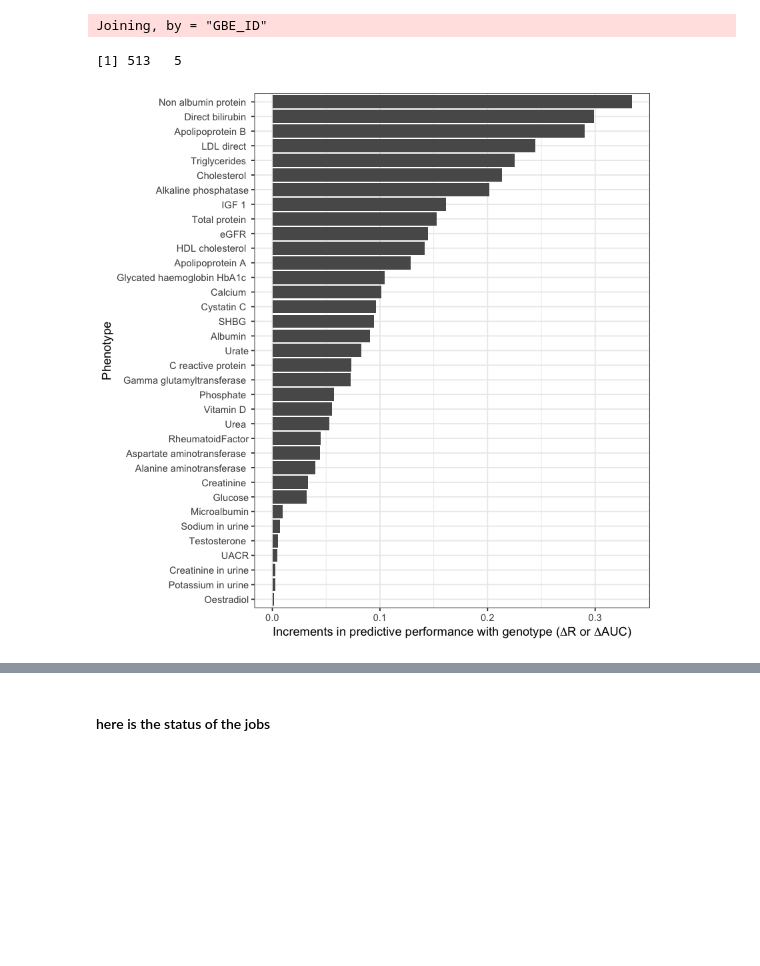
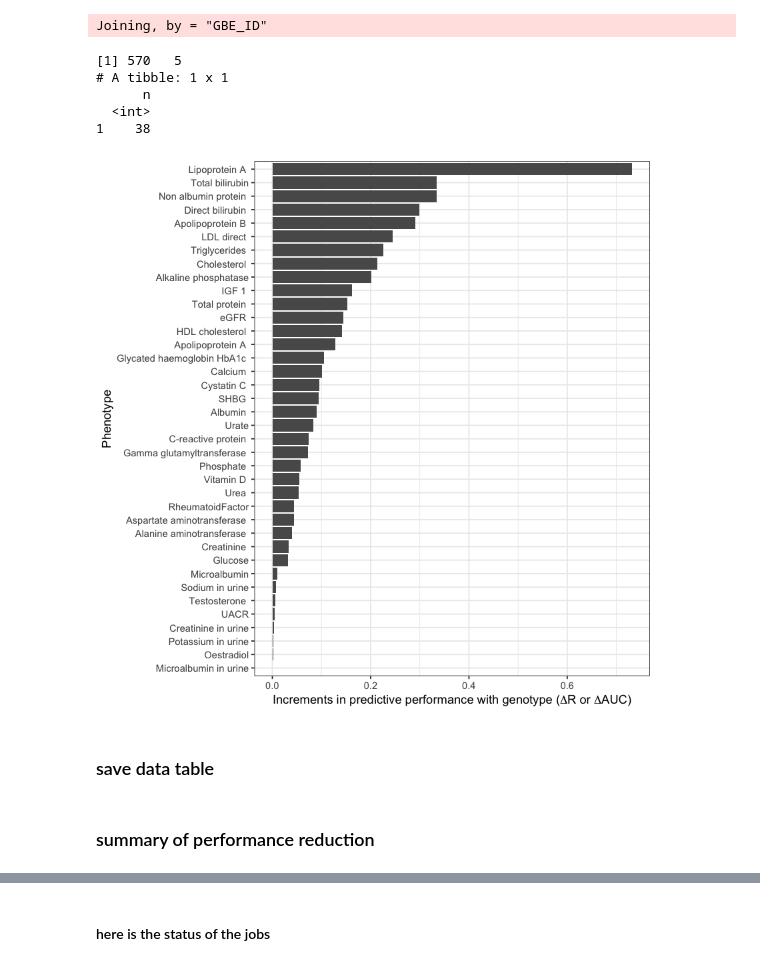
Before and after one commit to rivas-lab/PRS, a Jupyter notebook: notebook/20190407_biomarkers/snpnet_biomarkers_20190407.ipynb, the cells around one changed output, grey strips where cells are left out. Drawn from its saved outputs; the diff is of its cells as text; code cells hidden in the pictures; blank space fills up the shorter version.

Commit message:
update PRS plots

```diff
--- a/notebook/20190407_biomarkers/snpnet_biomarkers_20190407.ipynb
+++ b/notebook/20190407_biomarkers/snpnet_biomarkers_20190407.ipynb
@@ -77,3 +76,16 @@ read_all_data <- function(dataset_named_list, repo_root){
     replace_na(list(N = 0))
 
 }
+# %%
+compute_delta <- function(df){
+    df %>%
+    spread(features, R_or_AUC) %>%
+    mutate(
+        delta_R_or_AUC = Genotype_and_covariates - Covariates_only
+    ) %>%
+    gather(
+        "features", "R_or_AUC",
+        c('Covariates_only', 'Genotype_only', 'Genotype_and_covariates', 'delta_R_or_AUC')
+    ) %>%
+    arrange(Population, GBE_ID)
+}
@@ -89,35 +115,37 @@ replace_na(list(Population = 'white_british')) %>%
 select(-method, -PRS_model, -dataset_name, -dataset_version, -dataset_full)
 # %% [output]
 Joining, by = "GBE_ID"
-# %%
-df %>% dim()
-# %% [output]
-[1] 513   5
+# %%
+df %>% dim() %>% print()
+df %>% select(GBE_ID) %>% unique() %>% count() %>% print()
+# %% [output]
+[1] 570   5
+# A tibble: 1 x 1
+      n
+  <int>
+1    38
+# %%
+p1 <- df %>% compute_delta() %>% format_labels() %>% spread(features, R_or_AUC) %>%
+filter(Population == 'White British') %>%
+ggplot(
+    aes(x = reorder(label, delta_R_or_AUC), y=delta_R_or_AUC)
+)+ theme_bw() +
+theme(
+    strip.text = element_text(size=7)
+    )+
+coord_flip()+
+geom_bar(stat = 'identity') +
+labs(
+    x = 'Phenotype',
+    y = expression("Increments in predictive performance with genotype ("*Delta*"R or "*Delta*"AUC)")
+)
 # %%
 plot_width <- 7
 plot_height <- 7
 options(repr.plot.width=plot_width , repr.plot.height=plot_height)
+p1
+ggsave('snpnet.png', width=plot_width, height=plot_height)
+# %% [output]
+[figure, added]
-# %%
-df %>%
-filter(Population == 'white_british') %>%
-spread(features, R_or_AUC) %>%
-mutate(
-    label = str_replace_all(GBE_ID, '_', ' '),
-    label = str_replace_all(label, 'adjstatins', ''),
-    label = str_replace_all(label, 'Normal', ''),
-    delta_R_or_AUC = Genotype_and_covariates - Covariates_only
-) %>%
-ggplot(
-    aes(x = reorder(label, delta_R_or_AUC), y=delta_R_or_AUC)
-)+ theme_bw() +
-theme(
-    strip.text = element_text(size=7)
-    )+
-coord_flip()+
-geom_bar(stat = 'identity') +
-labs(
-    x = 'Phenotype',
-    y = expression("Increments in predictive performance with genotype ("*Delta*"R or "*Delta*"AUC)")
-)
-# %% [output]
-[figure, removed]
+# %% [markdown]
+### save data table
@@ -123,0 +183,2 @@ labs(
+# %% [markdown]
+### summary of performance reduction
```
Also changed, not shown: parts of 22 cells of this notebook, 6 other files.
